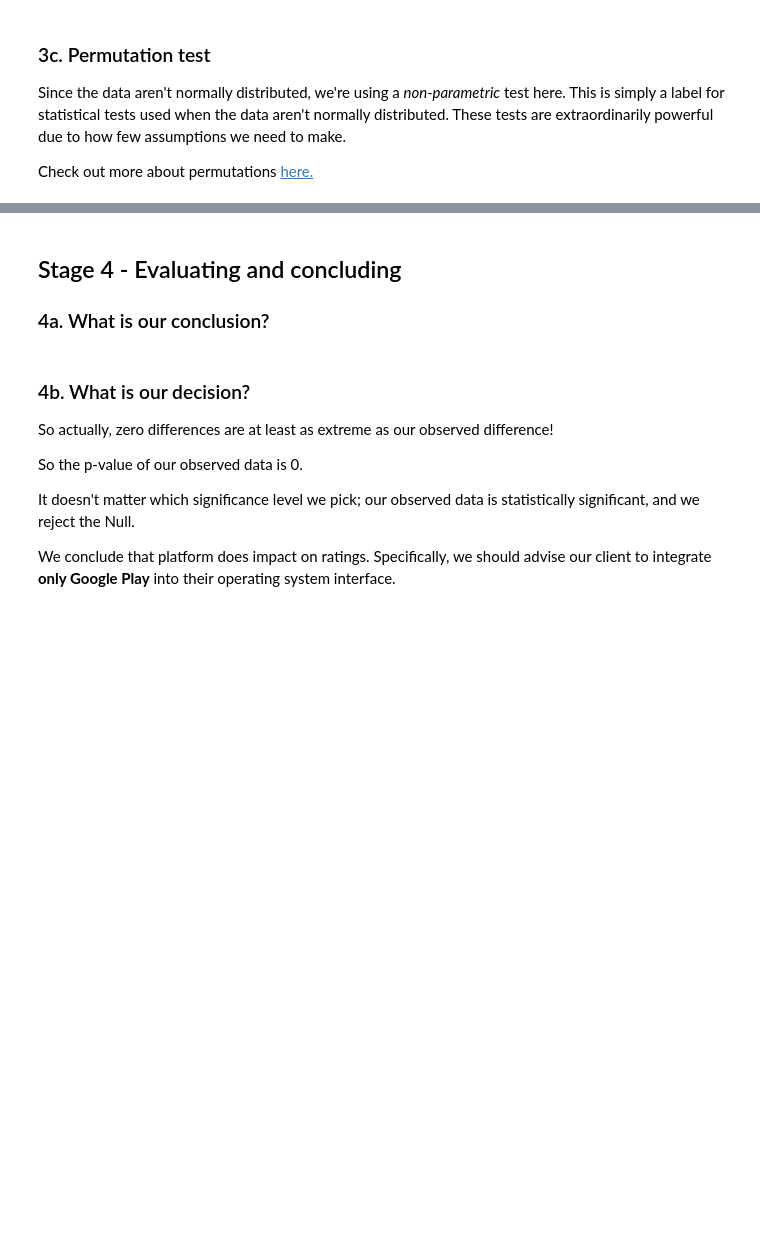
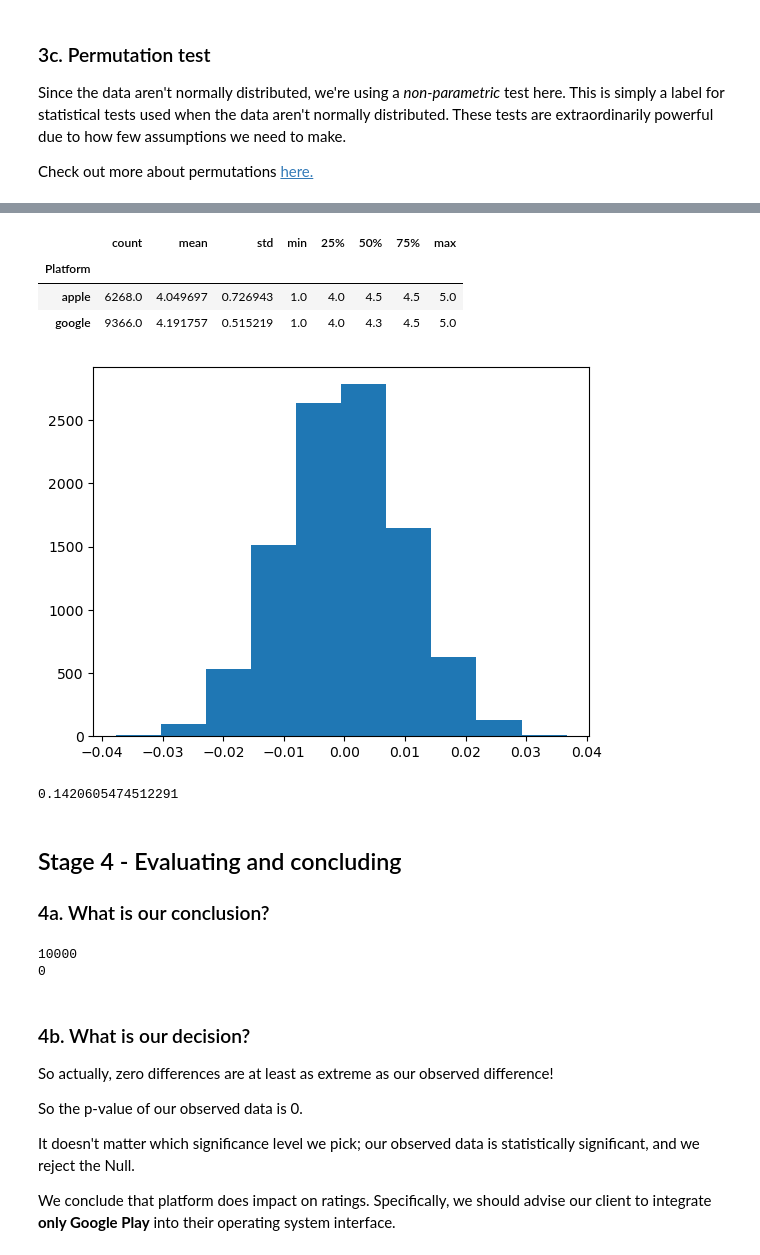
Before and after one commit to amoutafian/app_integration_case_study, a Jupyter notebook: Springboard Apps project - Tier 3 - Complete.ipynb, the cells around one changed output, grey strips where cells are left out. Drawn from its saved outputs; the diff is of its cells as text; code cells hidden in the pictures; blank space fills up the shorter version.

```diff
--- a/Springboard Apps project - Tier 3 - Complete.ipynb
+++ b/Springboard Apps project - Tier 3 - Complete.ipynb
@@ -506,31 +506,49 @@ df['Permutation1'].groupby(df['Platform']).describe()
 # %%
 # Lets compare with the previous analytical summary:
-_ _ _
+ratings.describe()
+# %% [output]
+|  | count | mean | std | min | 25% | 50% | 75% | max |
+| Platform |  |  |  |  |  |  |  |  |
+| apple | 6268.0 | 4.049697 | 0.726943 | 1.0 | 4.0 | 4.5 | 4.5 | 5.0 |
+| google | 9366.0 | 4.191757 | 0.515219 | 1.0 | 4.0 | 4.3 | 4.5 | 5.0 |
 # %%
-# The difference in the means for Permutation1 (0.001103) now looks hugely different to our observed difference of 0.14206.
-# It's sure starting to look like our observed difference is significant, and that the Null is false; platform does impact on ratings
-# But to be sure, let's create 10,000 permutations, calculate the mean ratings for Google and Apple apps and the difference between these for each one, and then take the average of all of these differences.
+# The difference in the means for Permutation1 (0.001103) now looks hugely different
+# to our observed difference of 0.14206.
+# It's sure starting to look like our observed difference is significant,
+# and that the Null is false; platform does impact on ratings
+# But to be sure, let's create 10,000 permutations, calculate the mean ratings
+# for Google and Apple apps and the difference between these for each one,
+# and then take the average of all of these differences.
 # Let's create a vector with the differences - that will be the distibution of the Null.
 
 # First, make a list called difference.
-_ _ _
+difference = []
 
 # Now make a for loop that does the following 10,000 times:
 # 1. makes a permutation of the 'Rating' as you did above
-# 2. calculates the difference in the mean rating for apple and the mean rating for google.
-_ _ _
+# 2. calculates the difference in the mean rating for apple and
+#    the mean rating for google.
+for i in range(10000):
+    permutation = np.random.permutation(df['Rating'])
+    difference.append(np.mean(permutation[df['Platform'] == 'apple'])\
+                        - np.mean(permutation[df['Platform'] ==  'google']))
 # %%
-# Make a variable called 'histo', and assign to it the result of plotting a histogram of the difference list.
-_ _ _
+# Make a variable called 'histo', and assign to it the result of plotting
+# a histogram of the difference list.
+histo = plt.hist(difference)
+# %% [output]
+[figure, added]
 # %%
-# Now make a variable called obs_difference, and assign it the result of the mean of our 'apple' variable and the mean of our 'google variable'
-_ _ _
+# Now make a variable called obs_difference, and assign it the result of
+# the mean of our 'apple' variable and the mean of our 'google variable'
+obs_difference = np.mean(apple) - np.mean(google)
 
 # Make this difference absolute with the built-in abs() function.
-_ _ _
-
+obs_diff = abs(obs_difference)
 # Print out this value; it should be 0.1420605474512291.
-_ _ _
+print(obs_diff)
+# %% [output]
+0.1420605474512291
 # %% [markdown]
 ## Stage 4 -  Evaluating and concluding
 ### 4a. What is our conclusion?
@@ -538,13 +556,27 @@ _ _ _
 '''
 What do we know?
 
-Recall: The p-value of our observed data is just the proportion of the data given the null that's at least as extreme as that observed data.
+Recall: The p-value of our observed data is just the proportion of the data given the null that's at
+least as extreme as that observed data.
 
-As a result, we're going to count how many of the differences in our difference list are at least as extreme as our observed difference.
+As a result, we're going to count how many of the differences in our difference list are at
+least as extreme as our observed difference.
 
 If less than or equal to 5% of them are, then we will reject the Null.
 '''
-_ _ _
+positiveExtremes = []
+negativeExtremes = []
+for i in range(len(difference)):
+    if (difference[i] >= obs_difference):
+        positiveExtremes.append(difference[i])
+    elif (difference[i] <= -obs_difference):
+        negativeExtremes.append(difference[i])
+
+print(len(positiveExtremes))
+print(len(negativeExtremes))
+# %% [output]
+10000
+0
 # %% [markdown]
 ### 4b. What is our decision?
 So actually, zero differences are at least as extreme as our observed difference!
```
Also changed, not shown: parts of 1 cell of this notebook.
